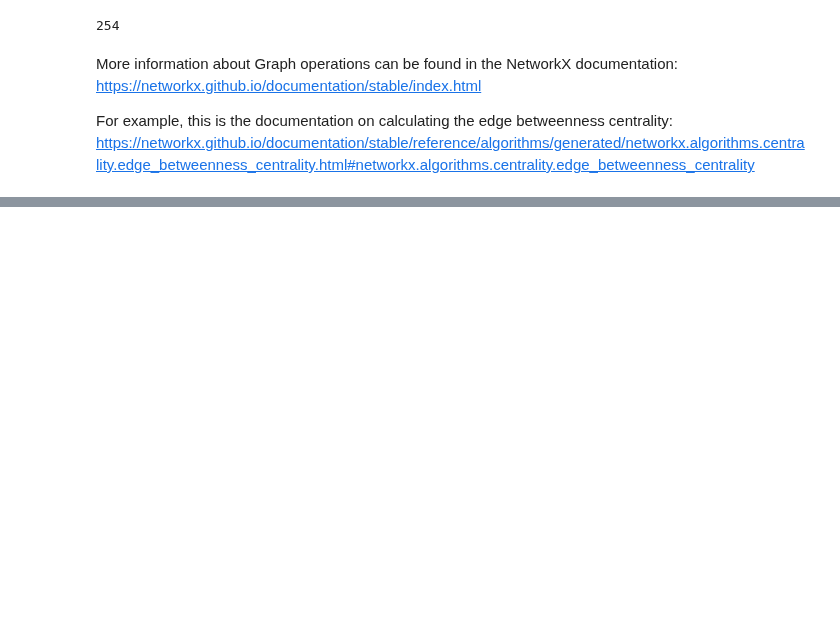
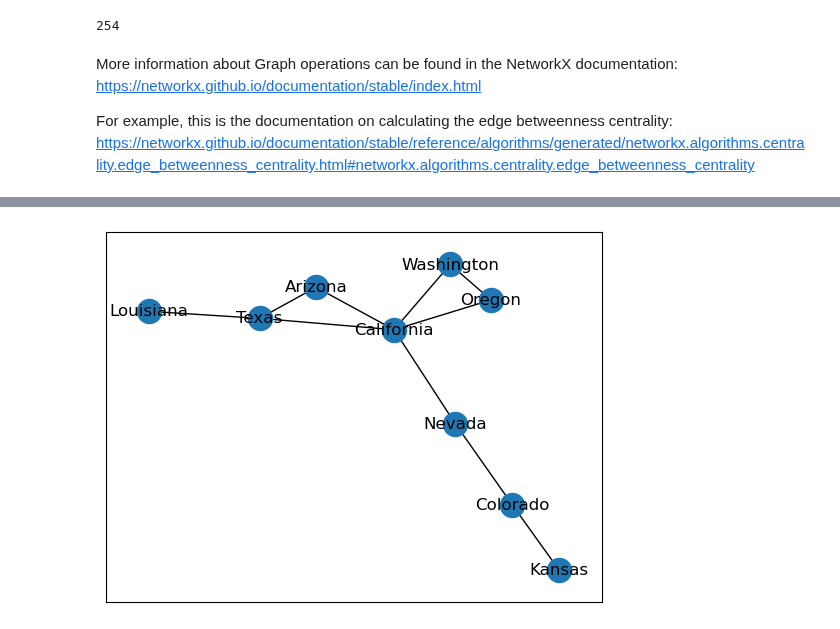
Before and after one commit to kelvinengee/network, a Jupyter notebook: Mississippi.ipynb, the cells around one changed output, grey strips where cells are left out. Cells and saved outputs as stored; diff of their text form; code cells hidden in the pictures; blank space fills up the shorter version.

```diff
--- a/Mississippi.ipynb
+++ b/Mississippi.ipynb
@@ -310,0 +640,28 @@ bb['Washington']['Oregon']['Distance']
+# %%
+Mississippi_Graph2= nx.from_pandas_edgelist(mississippi_network, 0, 'b', edge_attr='Distance')
+# %%
+a = Mississippi_Graph2.copy(as_view=False)
+a.remove_node('North Carolina')
+a.remove_node('South Carolina')
+a.remove_node('New Hampshire')
+a.remove_node('Massachusetts')
+a.remove_node('Delaware')
+a.remove_node('Conneticut')
+a.remove_node('New Jersey')
+a.remove_node('Maryland')
+a.remove_node('Pennsylvania')
+a.remove_node('Virginia')
+a.remove_node('Illinois')
+a.remove_node('Wisconsin')
+a.remove_node('Michigan')
+a.remove_node('Ohio')
+a.remove_node('Indiana')
+a.remove_node('Minnesota')
+a.remove_node('Florida')
+a.remove_node('Tennessee')
+a.remove_node('Kentucky')
+a.remove_node('Georgia')
+# %%
+nx.draw_networkx(a, with_labels = True)
+# %% [output]
+[figure, added]
```
Also changed, not shown: parts of 25 cells of this notebook.
